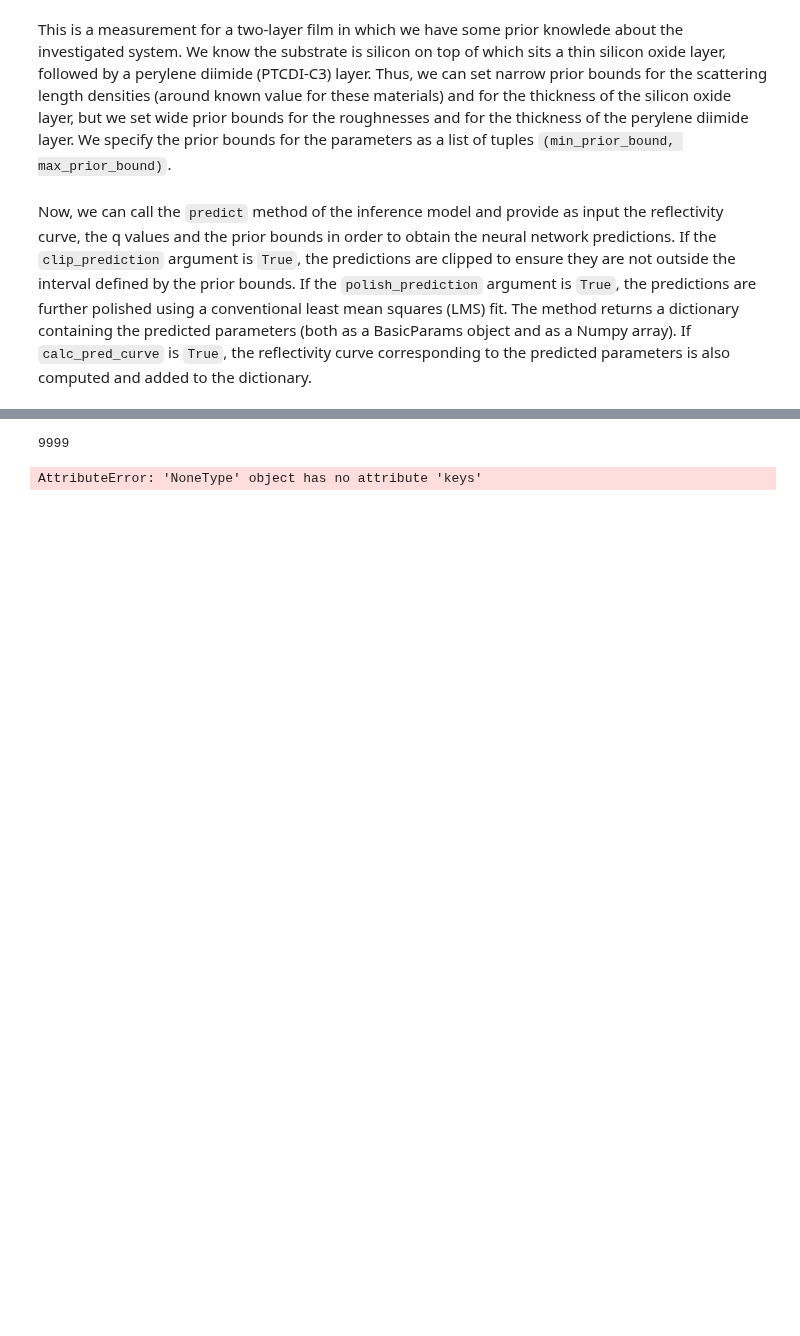
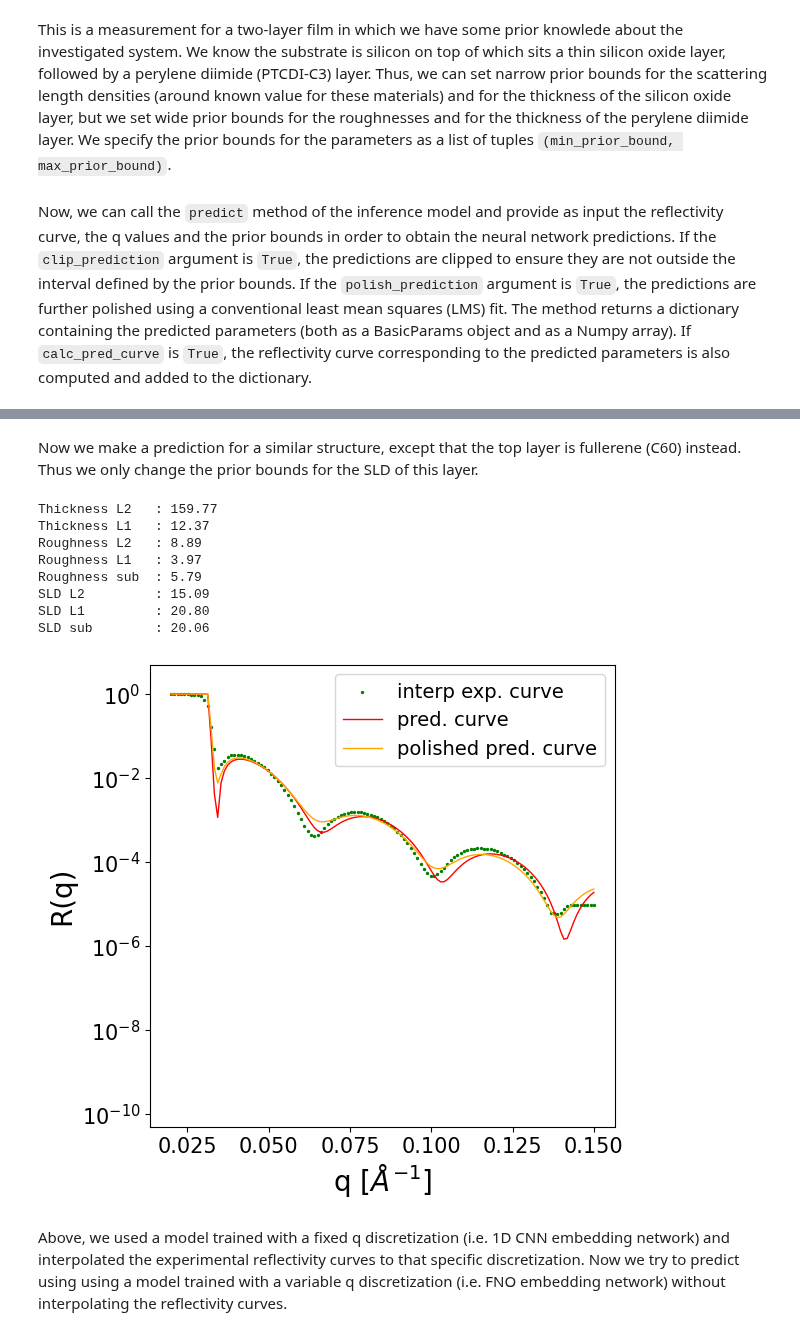
Before and after one commit to schreiber-lab/reflectorch, a Jupyter notebook: docs/using_reflectorch.ipynb, the cells around one changed output, grey strips where cells are left out. Cells and saved outputs as stored; diff of their text form; code cells hidden in the pictures; blank space fills up the shorter version.

```diff
--- a/docs/using_reflectorch.ipynb
+++ b/docs/using_reflectorch.ipynb
@@ -295,5 +303,5 @@ dict_keys(['predicted_params_object', 'predicted_params_array', 'predicted_curve
 # %%
 n_layers = inference_model.trainer.loader.prior_sampler.max_num_layers
-for param_name, param_val in zip(get_param_labels(n_layers), pred_params):
+for param_name, param_val in zip(prediction_dict["param_names"], pred_params):
         print(f'{param_name.ljust(14)} : {param_val:.2f}')
 # %% [output]
@@ -338,26 +334,59 @@ VBox(children=(HBox(children=(Label(value='Thickness L2'), FloatRangeSlider(valu
-# %%
-prediction_dict
-# %% [output]
-9999
+# %% [markdown]
+Now we make a prediction for a similar structure, except that the top layer is fullerene (C60) instead. Thus we only change the prior bounds for the SLD of this layer.
 # %%
-print(prediction_dict.keys())
+loaded_data_dict = torch.load('../exp_data/data_C60.pt')
+curve_exp = loaded_data_dict['curves'][0]
+q_exp = loaded_data_dict['q'][0]
+
+q_model = inference_model.trainer.loader.q_generator.q.cpu().numpy()
+exp_curve_interp = interp_reflectivity(q_model, q_exp, curve_exp)
+
+#print(curve_exp.shape, q_exp.shape, q_exp.min(), q_exp.max())
+
+prior_bounds = [(1., 400.), (1., 10.), #layer thicknesses (top to bottom)
+                (0., 20.), (0., 15.), (0., 15.), #interlayer roughnesses (top to bottom)
+                (13., 18.), (20.,21.), (20., 21.)] #real layer slds (top to bottom)
+
+prediction_dict = inference_model.predict(reflectivity_curve=exp_curve_interp,
+                                          q_values=q_model,
+                                          prior_bounds=prior_bounds,
+                                          clip_prediction=False,
+                                          polish_prediction=True,
+                                          calc_pred_curve=True,
+                                          )
+
+
 pred_params = prediction_dict['predicted_params_array']
 pred_curve = prediction_dict['predicted_curve']
+
+n_layers = inference_model.trainer.loader.prior_sampler.max_num_layers
+for param_name, param_val in zip(prediction_dict["param_names"], pred_params):
+        print(f'{param_name.ljust(14)} : {param_val:.2f}')
 
 fig, ax = plt.subplots(1,1,figsize=(6,6))
 ax.set_yscale('log')
 ax.set_ylim(0.5e-10, 5)
 ax.set_xlabel('q [$Å^{-1}$]', fontsize=20)
 ax.set_ylabel('R(q)', fontsize=20)
 ax.tick_params(axis='both', which='major', labelsize=15)
 ax.tick_params(axis='both', which='minor', labelsize=15)
 y_tick_locations = [10**(-2*i) for i in range(6)]
 ax.yaxis.set_major_locator(plt.FixedLocator(y_tick_locations))
 
 ax.scatter(q_model, exp_curve_interp, c='g', s=2, label='interp exp. curve')
 ax.plot(q_model, pred_curve, c='r', lw=1, label='pred. curve')
 ax.plot(q_model, prediction_dict['polished_curve'], c='orange', lw=1, label='polished pred. curve')
 
-ax.legend(loc='upper right', fontsize=14)
+ax.legend(loc='upper right', fontsize=14);
 # %% [output]
-AttributeError: 'NoneType' object has no attribute 'keys'
+Thickness L2   : 159.77
+Thickness L1   : 12.37
+Roughness L2   : 8.89
+Roughness L1   : 3.97
+Roughness sub  : 5.79
+SLD L2         : 15.09
+SLD L1         : 20.80
+SLD sub        : 20.06
+[figure, added]
+# %% [markdown]
+Above, we used a model trained with a fixed q discretization (i.e. 1D CNN embedding network) and interpolated the experimental reflectivity curves to that specific discretization. Now we try to predict using using a model trained with a variable q discretization (i.e. FNO embedding network) without interpolating the reflectivity curves.
```
Also changed, not shown: parts of 19 cells of this notebook, 2 other files.
